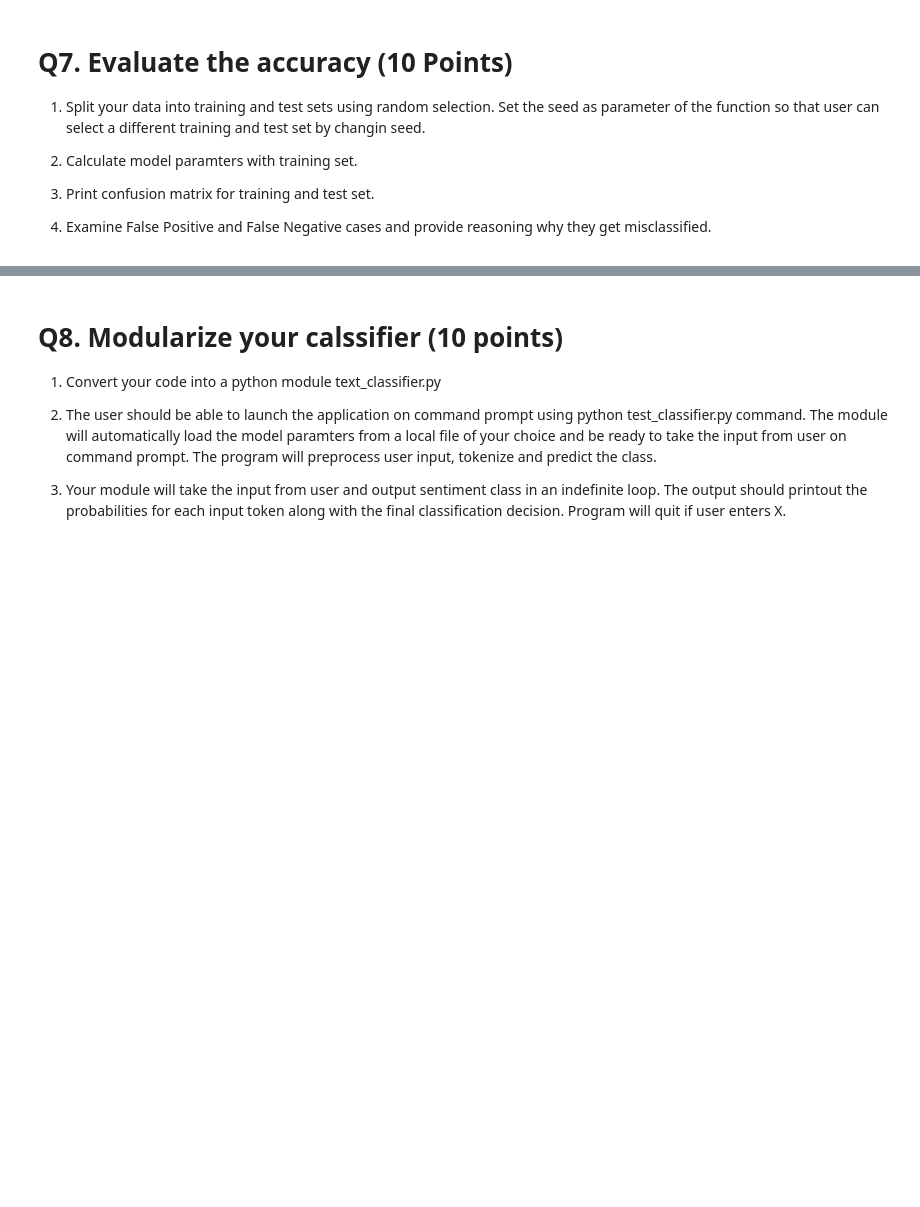
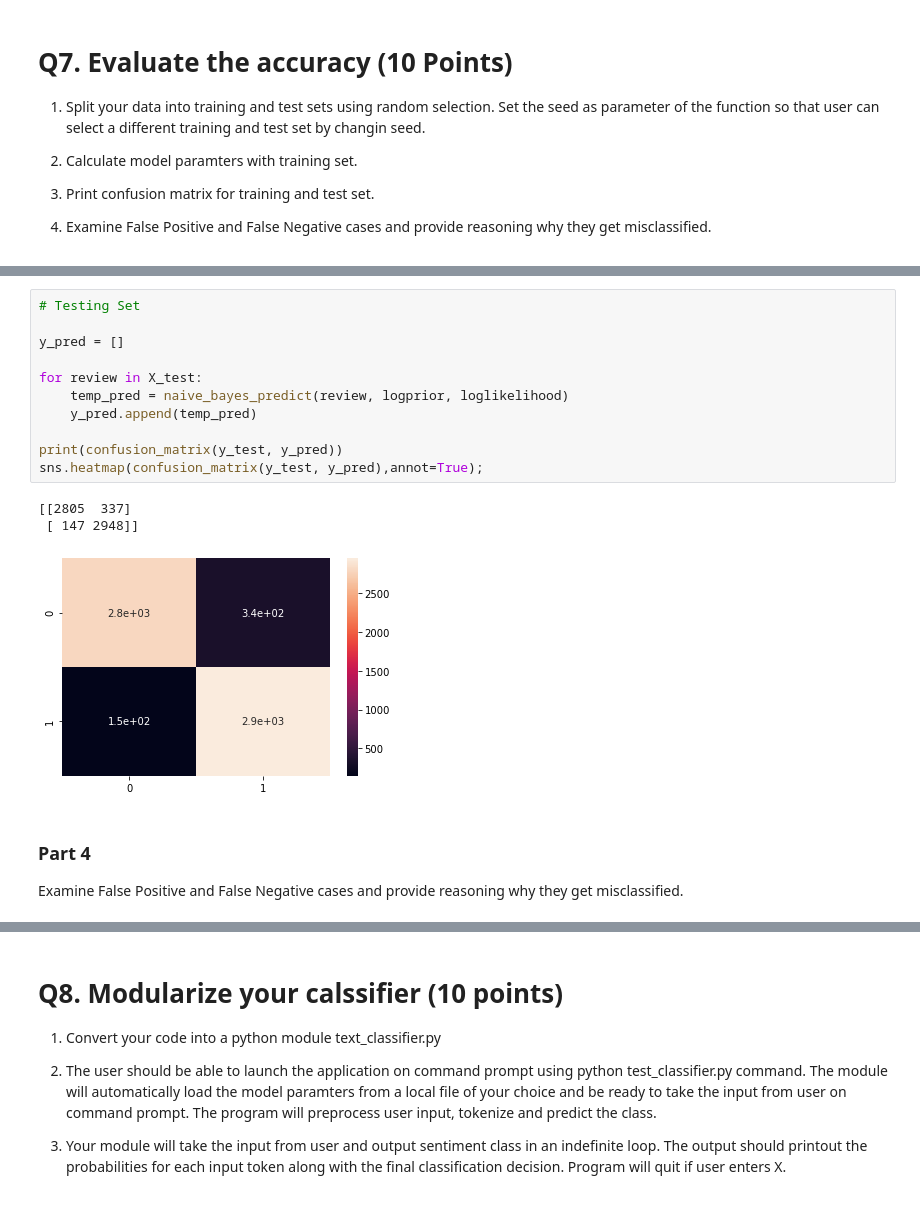
Before and after one commit to alkhalifas/cs-6120-natural-language-processing, a Jupyter notebook: Assignments/Assignment 1/CS6120_NLP_Assignment_1_Notebook(1).ipynb, the cells around one changed output, grey strips where cells are left out. Drawn from its saved outputs; the diff is of its cells as text; blank space fills up the shorter version.

```diff
--- a/Assignments/Assignment 1/CS6120_NLP_Assignment_1_Notebook(1).ipynb
+++ b/Assignments/Assignment 1/CS6120_NLP_Assignment_1_Notebook(1).ipynb
@@ -506,0 +723,18 @@ naive_bayes_predict(my_review, logprior, loglikelihood)
+# %%
+# Testing Set
+
+y_pred = []
+
+for review in X_test:
+    temp_pred = naive_bayes_predict(review, logprior, loglikelihood)
+    y_pred.append(temp_pred)
+
+print(confusion_matrix(y_test, y_pred))
+sns.heatmap(confusion_matrix(y_test, y_pred),annot=True);
+# %% [output]
+[[2805  337]
+ [ 147 2948]]
+[figure, added]
+# %% [markdown]
+### Part 4
+Examine False Positive and False Negative cases and provide reasoning why they get misclassified.
```
Also changed, not shown: parts of 46 cells of this notebook, 1 other file.
